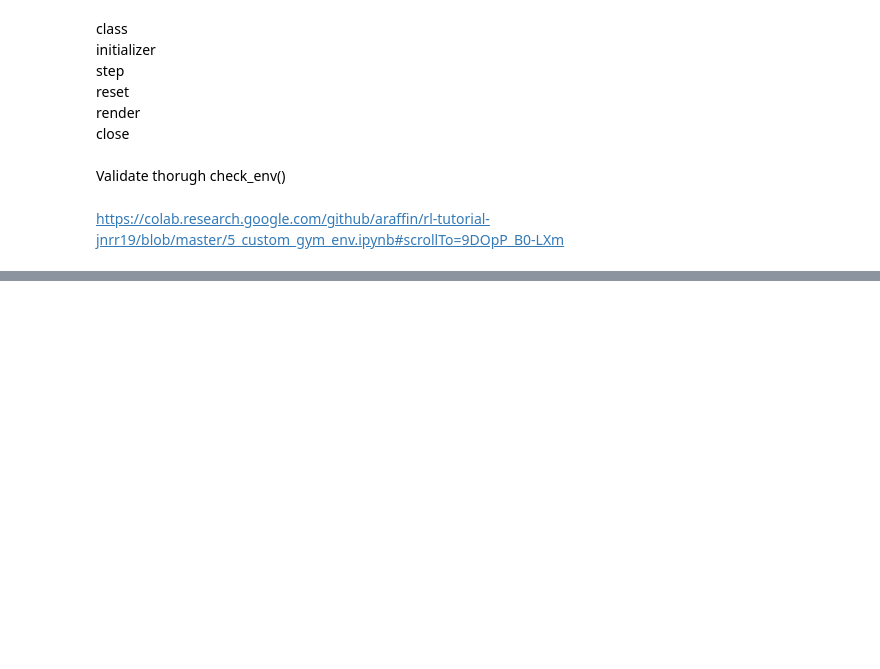
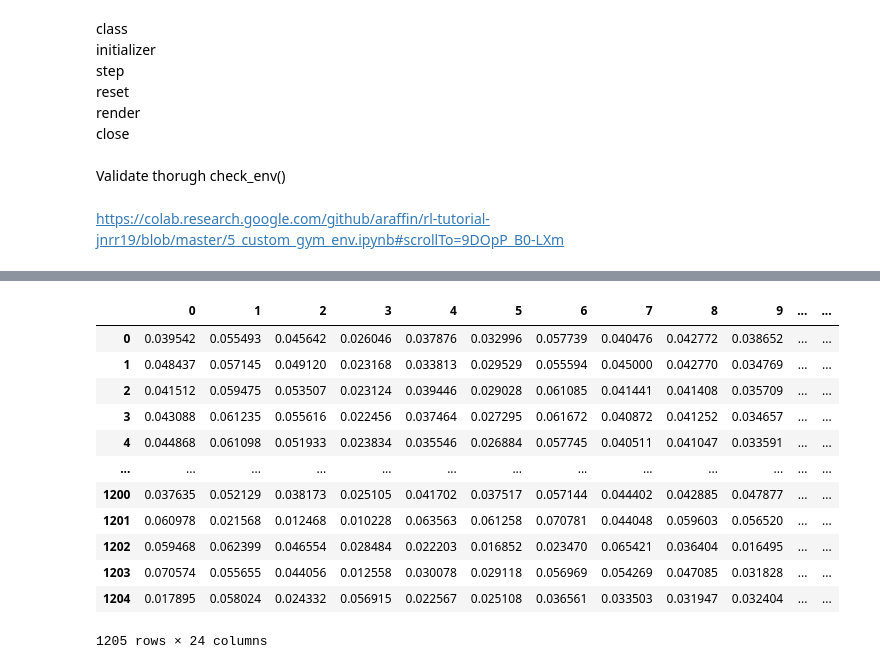
Before and after one commit to DataJakob/BBAN5000-Master-Thesis, a Jupyter notebook: src/Optimization/test_env.ipynb, the cells around one changed output, grey strips where cells are left out. Cells and saved outputs as stored; diff of their text form; code cells hidden in the pictures; blank space fills up the shorter version.

```diff
--- a/src/Optimization/test_env.ipynb
+++ b/src/Optimization/test_env.ipynb
@@ -254,0 +319,16 @@ mean_reward:1.18 +/- 0.00
+# %%
+df
+# %% [output]
+|  | 0 | 1 | 2 | 3 | 4 | 5 | 6 | 7 | 8 | 9 | ... | ... |
+| 0 | 0.039542 | 0.055493 | 0.045642 | 0.026046 | 0.037876 | 0.032996 | 0.057739 | 0.040476 | 0.042772 | 0.038652 | ... | ... |
+| 1 | 0.048437 | 0.057145 | 0.049120 | 0.023168 | 0.033813 | 0.029529 | 0.055594 | 0.045000 | 0.042770 | 0.034769 | ... | ... |
+| 2 | 0.041512 | 0.059475 | 0.053507 | 0.023124 | 0.039446 | 0.029028 | 0.061085 | 0.041441 | 0.041408 | 0.035709 | ... | ... |
+| 3 | 0.043088 | 0.061235 | 0.055616 | 0.022456 | 0.037464 | 0.027295 | 0.061672 | 0.040872 | 0.041252 | 0.034657 | ... | ... |
+| 4 | 0.044868 | 0.061098 | 0.051933 | 0.023834 | 0.035546 | 0.026884 | 0.057745 | 0.040511 | 0.041047 | 0.033591 | ... | ... |
+| ... | ... | ... | ... | ... | ... | ... | ... | ... | ... | ... | ... | ... |
+| 1200 | 0.037635 | 0.052129 | 0.038173 | 0.025105 | 0.041702 | 0.037517 | 0.057144 | 0.044402 | 0.042885 | 0.047877 | ... | ... |
+| 1201 | 0.060978 | 0.021568 | 0.012468 | 0.010228 | 0.063563 | 0.061258 | 0.070781 | 0.044048 | 0.059603 | 0.056520 | ... | ... |
+| 1202 | 0.059468 | 0.062399 | 0.046554 | 0.028484 | 0.022203 | 0.016852 | 0.023470 | 0.065421 | 0.036404 | 0.016495 | ... | ... |
+| 1203 | 0.070574 | 0.055655 | 0.044056 | 0.012558 | 0.030078 | 0.029118 | 0.056969 | 0.054269 | 0.047085 | 0.031828 | ... | ... |
+| 1204 | 0.017895 | 0.058024 | 0.024332 | 0.056915 | 0.022567 | 0.025108 | 0.036561 | 0.033503 | 0.031947 | 0.032404 | ... | ... |
+1205 rows × 24 columns
```
Also changed, not shown: parts of 19 cells of this notebook, 9 other files.
